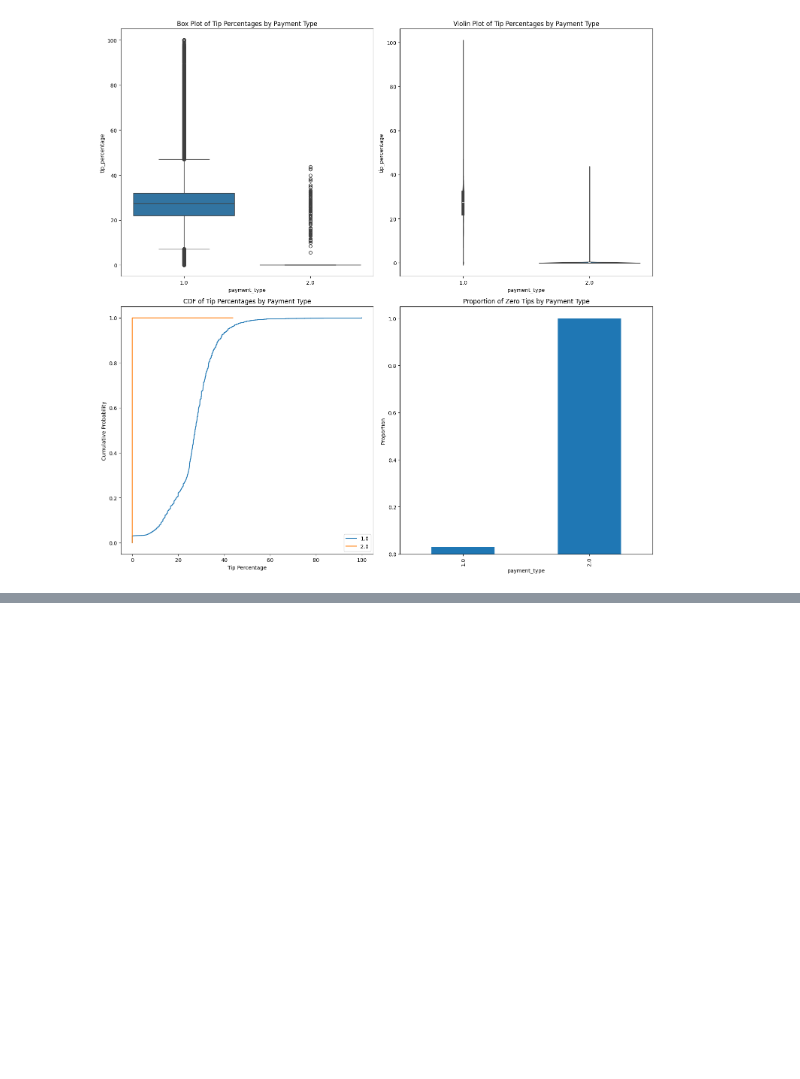
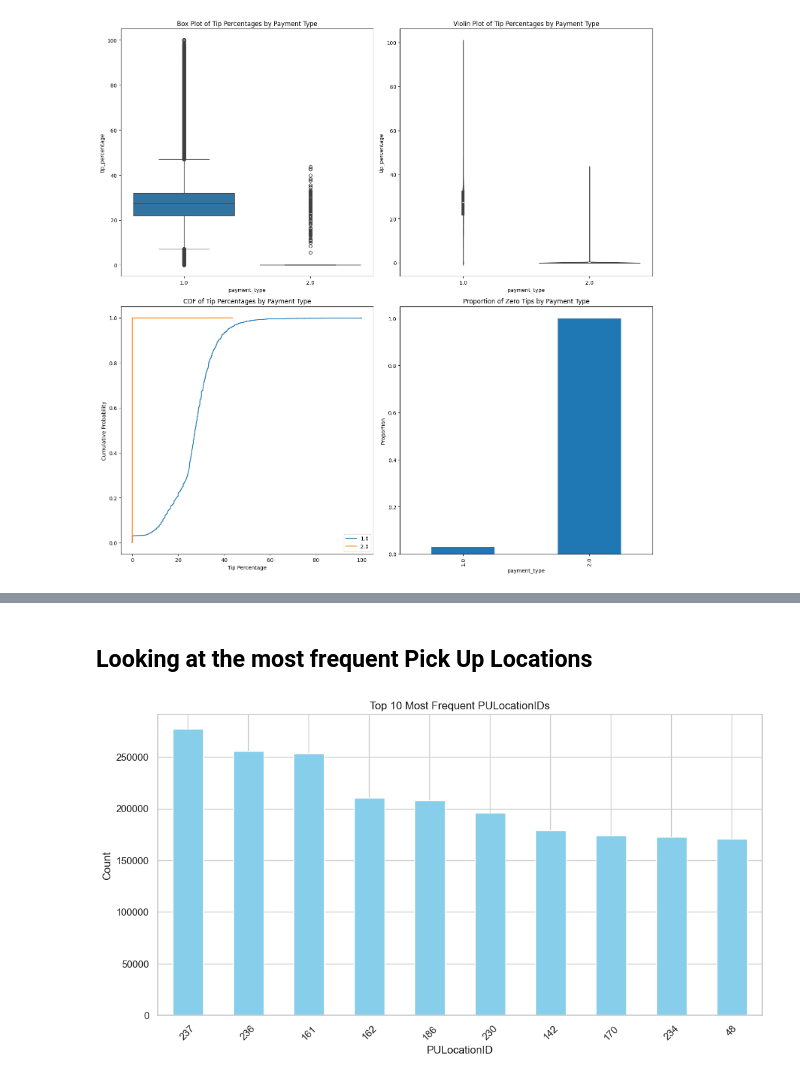
Before and after one commit to LongD3Ad/Taxi-Fare, a Jupyter notebook: Taxi_EDA.ipynb, the cells around one changed output, grey strips where cells are left out. Saved outputs shown, nothing was run; the diff lists cells and outputs as text; code cells hidden in the pictures; blank space fills up the shorter version.

```diff
--- a/Taxi_EDA.ipynb
+++ b/Taxi_EDA.ipynb
@@ -473,0 +682,14 @@ plt.show()
+# %% [markdown]
+## Looking at the most frequent Pick Up Locations ##
+# %%
+location_counts = df['PULocationID'].value_counts()
+top_locations = location_counts.head(10)
+plt.figure(figsize=(12, 6))
+top_locations.plot(kind='bar', color='skyblue')
+plt.title('Top 10 Most Frequent PULocationIDs')
+plt.xlabel('PULocationID')
+plt.ylabel('Count')
+plt.xticks(rotation=45)
+plt.show()
+# %% [output]
+[figure, added]
```
Also changed, not shown: parts of 30 cells of this notebook.
